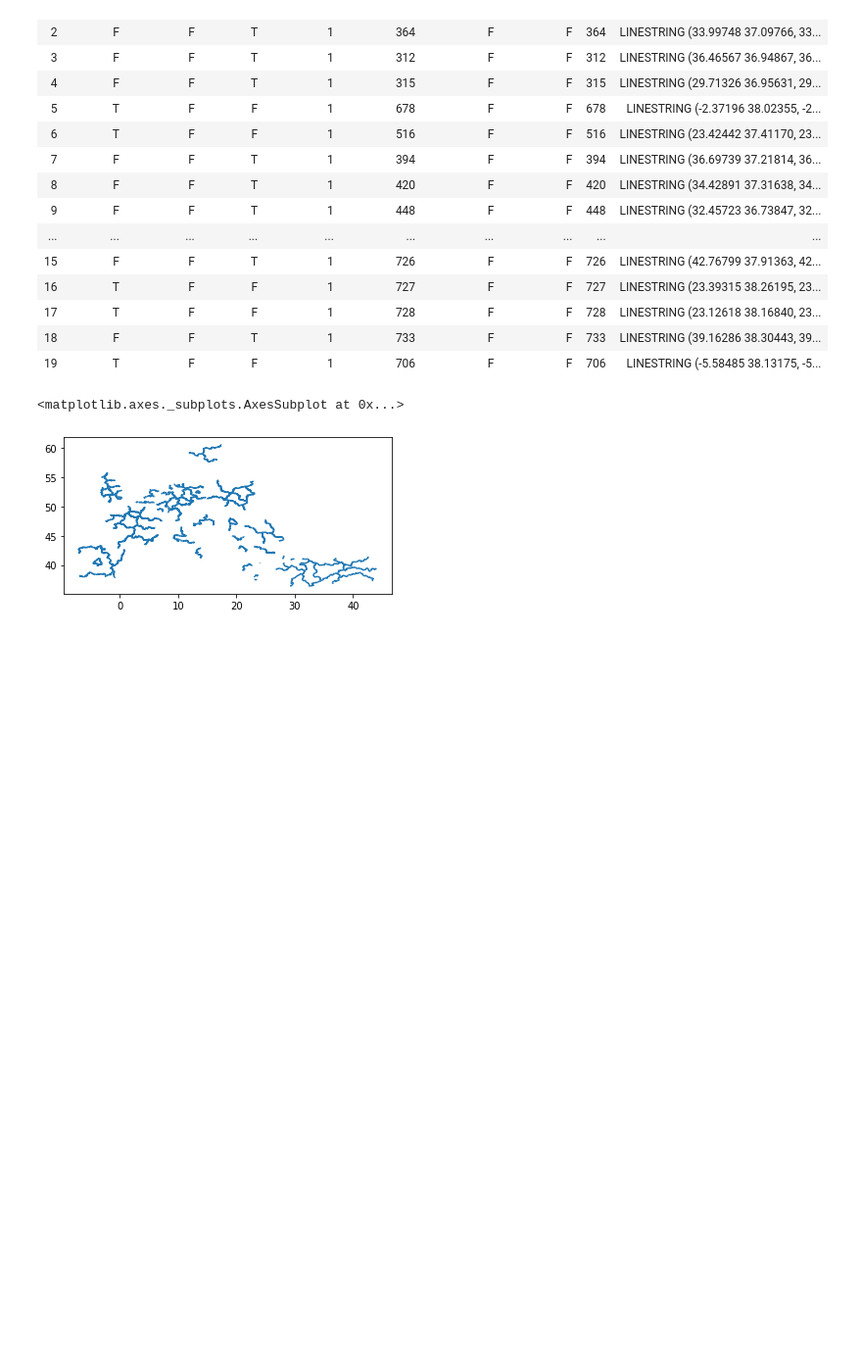
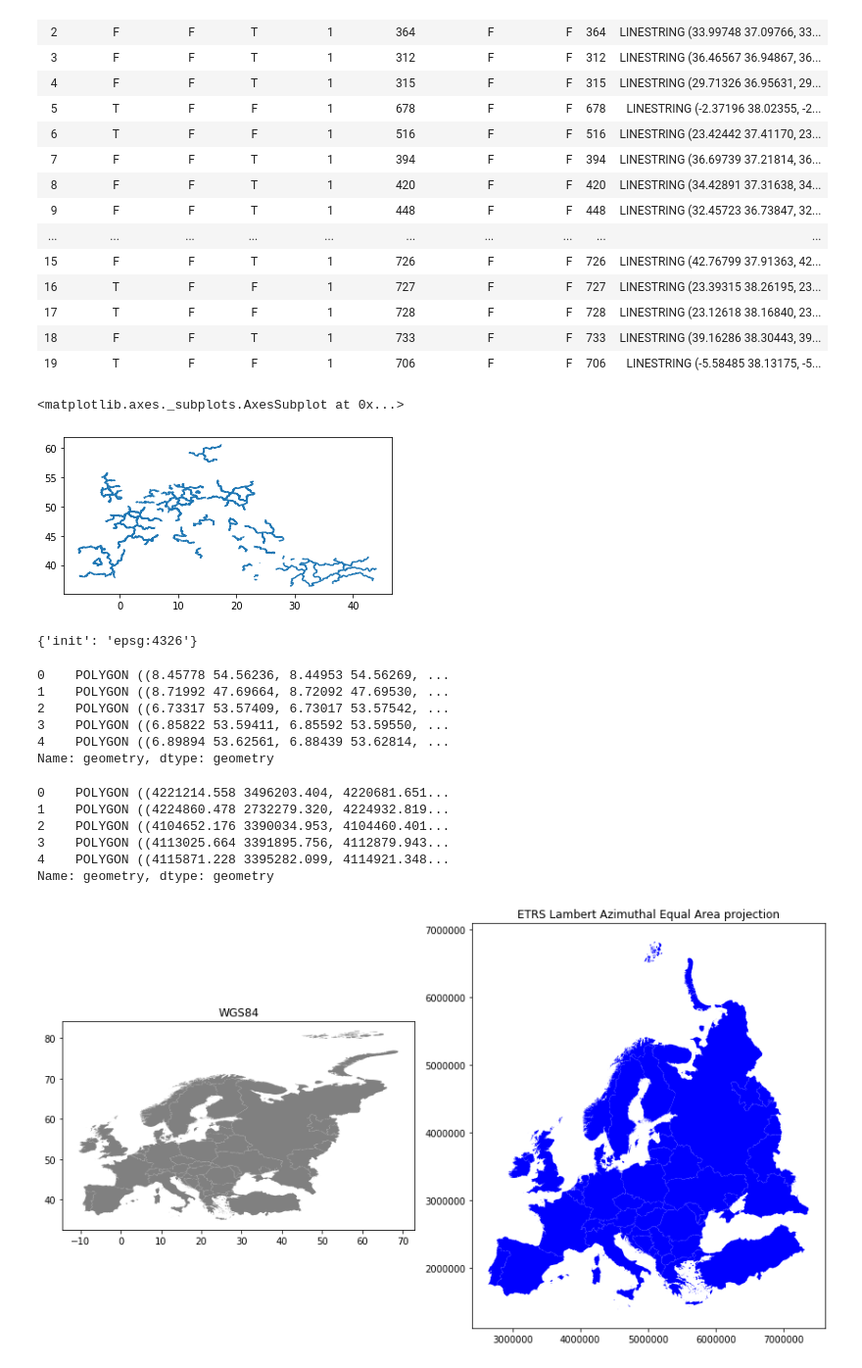
Before and after one commit to nlygar/renewable-energy-eu-statistics, a Jupyter notebook: Untitled1.ipynb, the cells around one changed output. Shown: that part at 98% size. Drawn from its saved outputs; the diff is of its cells as text; code cells hidden in the pictures; blank space fills up the shorter version.

```diff
--- a/Untitled1.ipynb
+++ b/Untitled1.ipynb
@@ -524,3 +524,63 @@ data.plot()
 # %% [output]
 <matplotlib.axes._subplots.AxesSubplot at 0x...>
 [figure]
+# %%
+# Import necessary packages
+import geopandas as gpd
+
+# Read the file
+fp = "img/L2_data/Europe_borders.shp"
+data = gpd.read_file(fp)
+
+# Check the coordinate reference system
+data.crs
+# %% [output]
+{'init': 'epsg:4326'}
+# %%
+data['geometry'].head()
+# %% [output]
+0    POLYGON ((8.45778 54.56236, 8.44953 54.56269, ...
+1    POLYGON ((8.71992 47.69664, 8.72092 47.69530, ...
+2    POLYGON ((6.73317 53.57409, 6.73017 53.57542, ...
+3    POLYGON ((6.85822 53.59411, 6.85592 53.59550, ...
+4    POLYGON ((6.89894 53.62561, 6.88439 53.62814, ...
+Name: geometry, dtype: geometry
+# %%
+# Let's make a copy of our data
+orig = data.copy()
+
+# Reproject the data
+data = data.to_crs(epsg=3035)
+
+# Check the new geometry values
+print(data['geometry'].head())
+# %% [output]
+0    POLYGON ((4221214.558 3496203.404, 4220681.651...
+1    POLYGON ((4224860.478 2732279.320, 4224932.819...
+2    POLYGON ((4104652.176 3390034.953, 4104460.401...
+3    POLYGON ((4113025.664 3391895.756, 4112879.943...
+4    POLYGON ((4115871.228 3395282.099, 4114921.348...
+Name: geometry, dtype: geometry
+# %%
+%matplotlib inline
+import matplotlib.pyplot as plt
+
+# Make subplots that are next to each other
+fig, (ax1, ax2) = plt.subplots(nrows=1, ncols=2, figsize=(12, 8))
+
+# Plot the data in WGS84 CRS
+orig.plot(ax=ax1, facecolor='gray');
+
+# Add title
+ax1.set_title("WGS84");
+
+# Plot the one with ETRS-LAEA projection
+data.plot(ax=ax2, facecolor='blue');
+
+# Add title
+ax2.set_title("ETRS Lambert Azimuthal Equal Area projection");
+
+# Remove empty white space around the plot
+plt.tight_layout()
+# %% [output]
+[figure, added]
```
Also changed, not shown: 2 other files.
